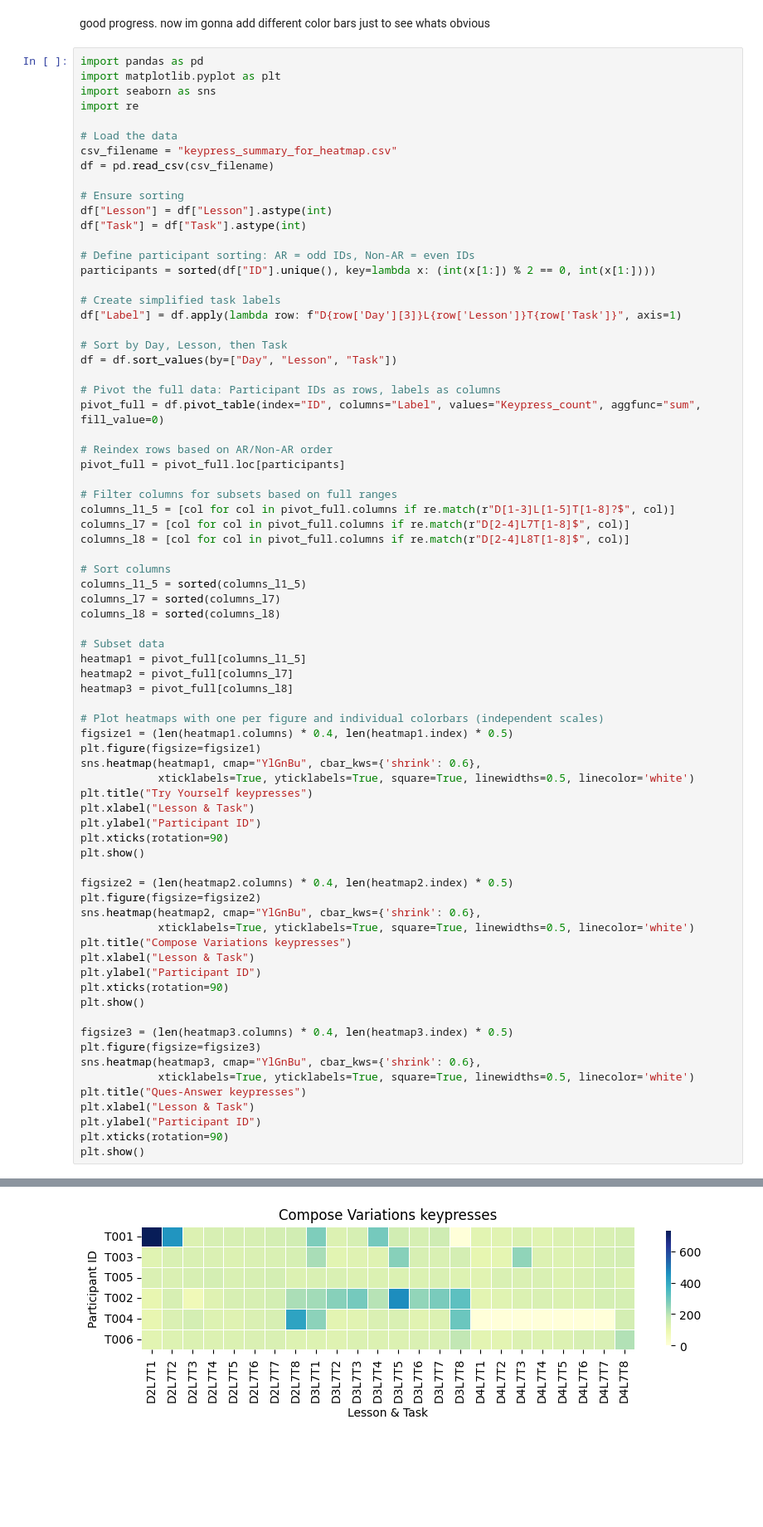
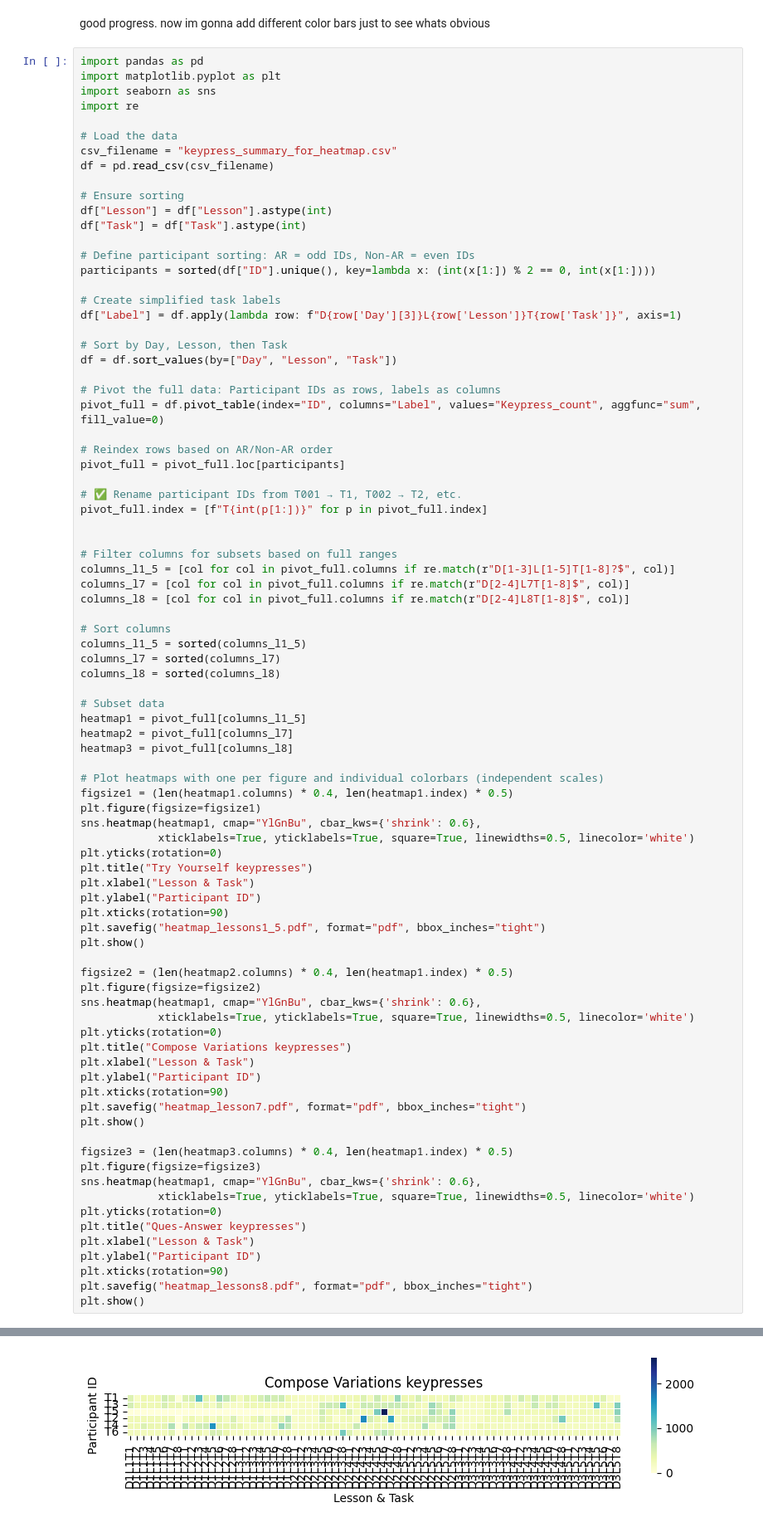
Before and after one commit to jrdndj/ImproVisAR-PilotPlots, a Jupyter notebook: ImproVisAR_keypressheatmap.ipynb, the cells around one changed output, grey strips where cells are left out. Shown: that part at 83% size. Saved outputs shown, nothing was run; the diff lists cells and outputs as text; blank space fills up the shorter version.

```diff
--- a/ImproVisAR_keypressheatmap.ipynb
+++ b/ImproVisAR_keypressheatmap.ipynb
@@ -184,6 +191,10 @@ pivot_full = df.pivot_table(index="ID", columns="Label", values="Keypress_count"
 # Reindex rows based on AR/Non-AR order
 pivot_full = pivot_full.loc[participants]
 
+# ✅ Rename participant IDs from T001 → T1, T002 → T2, etc.
+pivot_full.index = [f"T{int(p[1:])}" for p in pivot_full.index]
+
+
 # Filter columns for subsets based on full ranges
 columns_l1_5 = [col for col in pivot_full.columns if re.match(r"D[1-3]L[1-5]T[1-8]?$", col)]
 columns_l7 = [col for col in pivot_full.columns if re.match(r"D[2-4]L7T[1-8]$", col)]
@@ -204,29 +215,35 @@ figsize1 = (len(heatmap1.columns) * 0.4, len(heatmap1.index) * 0.5)
 plt.figure(figsize=figsize1)
 sns.heatmap(heatmap1, cmap="YlGnBu", cbar_kws={'shrink': 0.6},
             xticklabels=True, yticklabels=True, square=True, linewidths=0.5, linecolor='white')
+plt.yticks(rotation=0)
 plt.title("Try Yourself keypresses")
 plt.xlabel("Lesson & Task")
 plt.ylabel("Participant ID")
 plt.xticks(rotation=90)
+plt.savefig("heatmap_lessons1_5.pdf", format="pdf", bbox_inches="tight")
 plt.show()
 
-figsize2 = (len(heatmap2.columns) * 0.4, len(heatmap2.index) * 0.5)
+figsize2 = (len(heatmap2.columns) * 0.4, len(heatmap1.index) * 0.5)
 plt.figure(figsize=figsize2)
-sns.heatmap(heatmap2, cmap="YlGnBu", cbar_kws={'shrink': 0.6},
+sns.heatmap(heatmap1, cmap="YlGnBu", cbar_kws={'shrink': 0.6},
             xticklabels=True, yticklabels=True, square=True, linewidths=0.5, linecolor='white')
+plt.yticks(rotation=0)
 plt.title("Compose Variations keypresses")
 plt.xlabel("Lesson & Task")
 plt.ylabel("Participant ID")
 plt.xticks(rotation=90)
+plt.savefig("heatmap_lesson7.pdf", format="pdf", bbox_inches="tight")
 plt.show()
 
-figsize3 = (len(heatmap3.columns) * 0.4, len(heatmap3.index) * 0.5)
+figsize3 = (len(heatmap3.columns) * 0.4, len(heatmap1.index) * 0.5)
 plt.figure(figsize=figsize3)
-sns.heatmap(heatmap3, cmap="YlGnBu", cbar_kws={'shrink': 0.6},
+sns.heatmap(heatmap1, cmap="YlGnBu", cbar_kws={'shrink': 0.6},
             xticklabels=True, yticklabels=True, square=True, linewidths=0.5, linecolor='white')
+plt.yticks(rotation=0)
 plt.title("Ques-Answer keypresses")
 plt.xlabel("Lesson & Task")
 plt.ylabel("Participant ID")
 plt.xticks(rotation=90)
+plt.savefig("heatmap_lessons8.pdf", format="pdf", bbox_inches="tight")
 plt.show()
 # %% [output]
@@ -234 +251 @@ plt.show()
-[figure, old version]
+[figure, new version]
```
Also changed, not shown: parts of 6 cells of this notebook.
